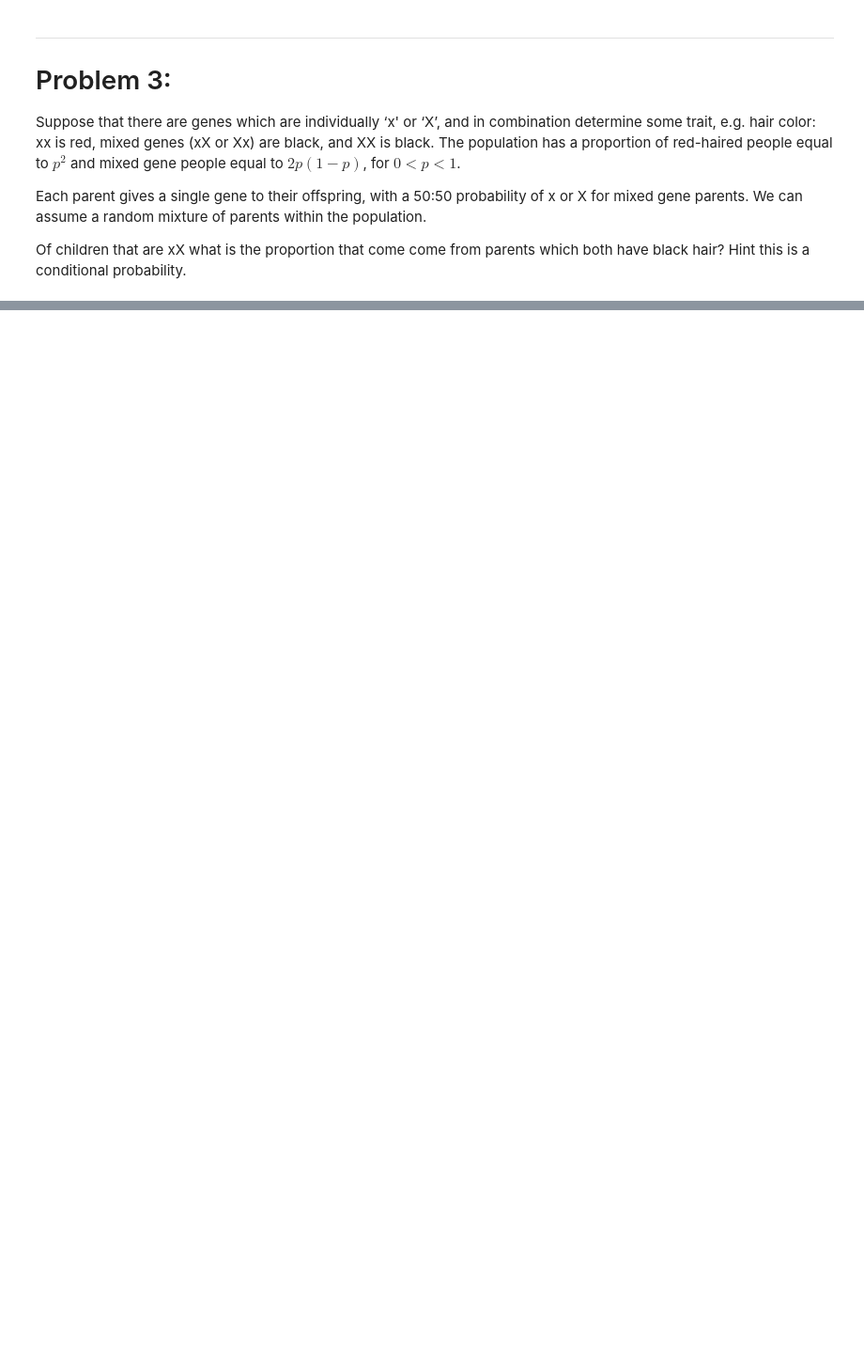
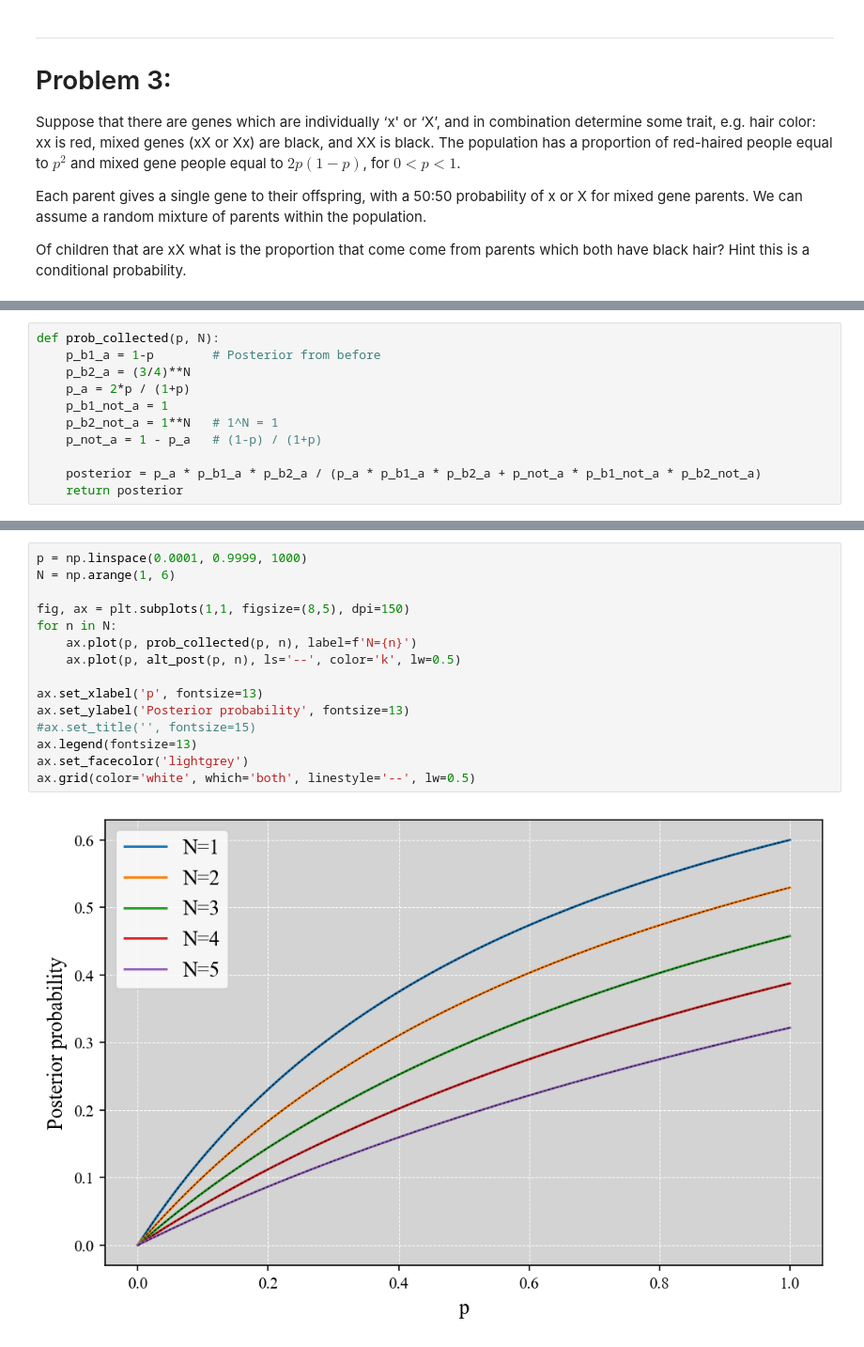
Before and after one commit to nielsdavidsen/AMAS_2025, a Jupyter notebook: Projects/Project_2/Project_2_Niels_Davidsen.ipynb, the cells around one changed output, grey strips where cells are left out. Shown at 94% size. Saved outputs shown, nothing was run; the diff lists cells and outputs as text; blank space fills up the shorter version.

```diff
--- a/Projects/Project_2/Project_2_Niels_Davidsen.ipynb
+++ b/Projects/Project_2/Project_2_Niels_Davidsen.ipynb
@@ -224,0 +307,11 @@ red_haired = xx
+# %%
+def prob_collected(p, N):
+    p_b1_a = 1-p        # Posterior from before
+    p_b2_a = (3/4)**N
+    p_a = 2*p / (1+p)
+    p_b1_not_a = 1
+    p_b2_not_a = 1**N   # 1^N = 1
+    p_not_a = 1 - p_a   # (1-p) / (1+p)
+
+    posterior = p_a * p_b1_a * p_b2_a / (p_a * p_b1_a * p_b2_a + p_not_a * p_b1_not_a * p_b2_not_a)
+    return posterior
@@ -224,0 +336,17 @@ red_haired = xx
+# %%
+p = np.linspace(0.0001, 0.9999, 1000)
+N = np.arange(1, 6)
+
+fig, ax = plt.subplots(1,1, figsize=(8,5), dpi=150)
+for n in N:
+    ax.plot(p, prob_collected(p, n), label=f'N={n}')
+    ax.plot(p, alt_post(p, n), ls='--', color='k', lw=0.5)
+
+ax.set_xlabel('p', fontsize=13)
+ax.set_ylabel('Posterior probability', fontsize=13)
+#ax.set_title('', fontsize=15)
+ax.legend(fontsize=13)
+ax.set_facecolor('lightgrey')
+ax.grid(color='white', which='both', linestyle='--', lw=0.5)
+# %% [output]
+[figure, added]
```
Also changed, not shown: parts of 8 cells of this notebook, 4 other files.
